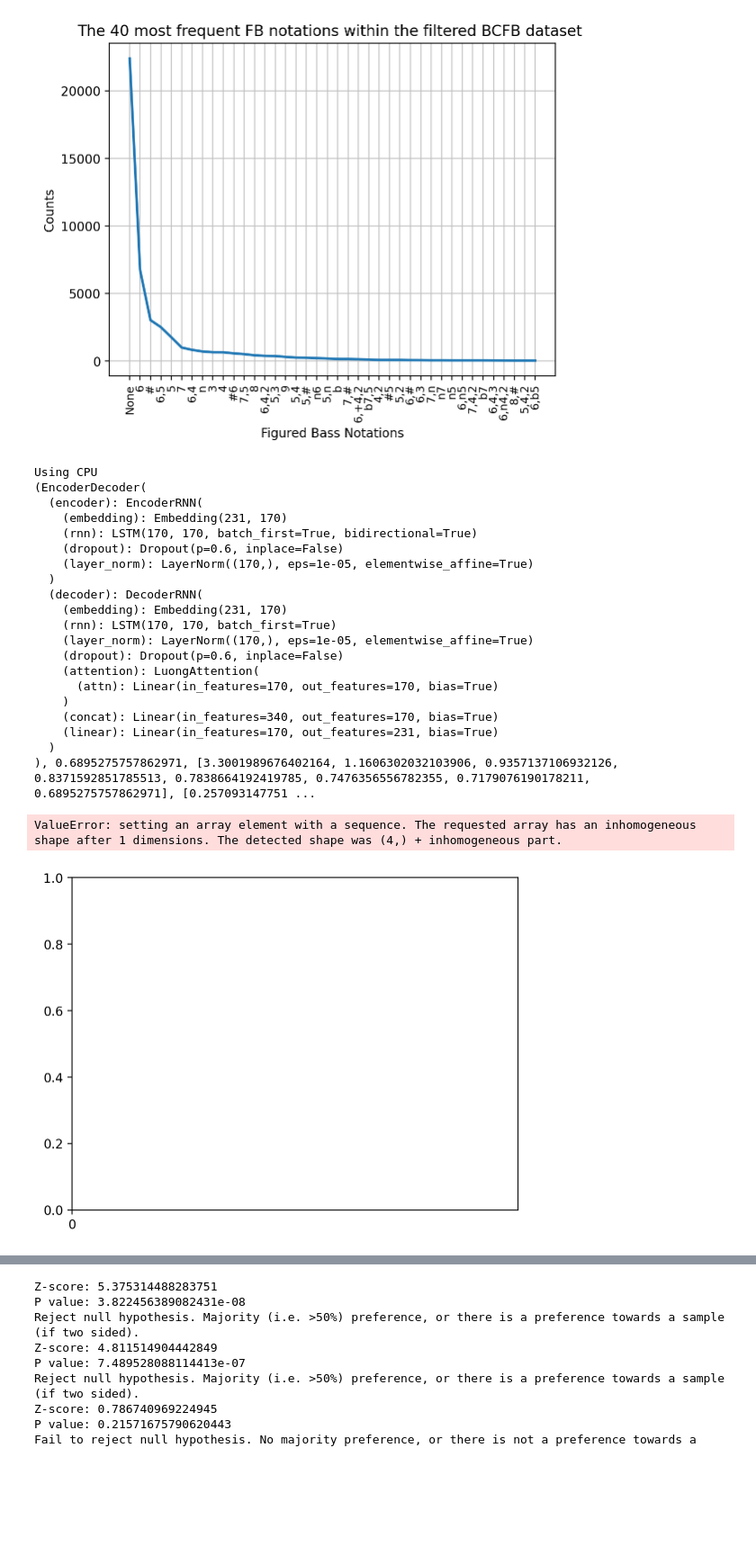
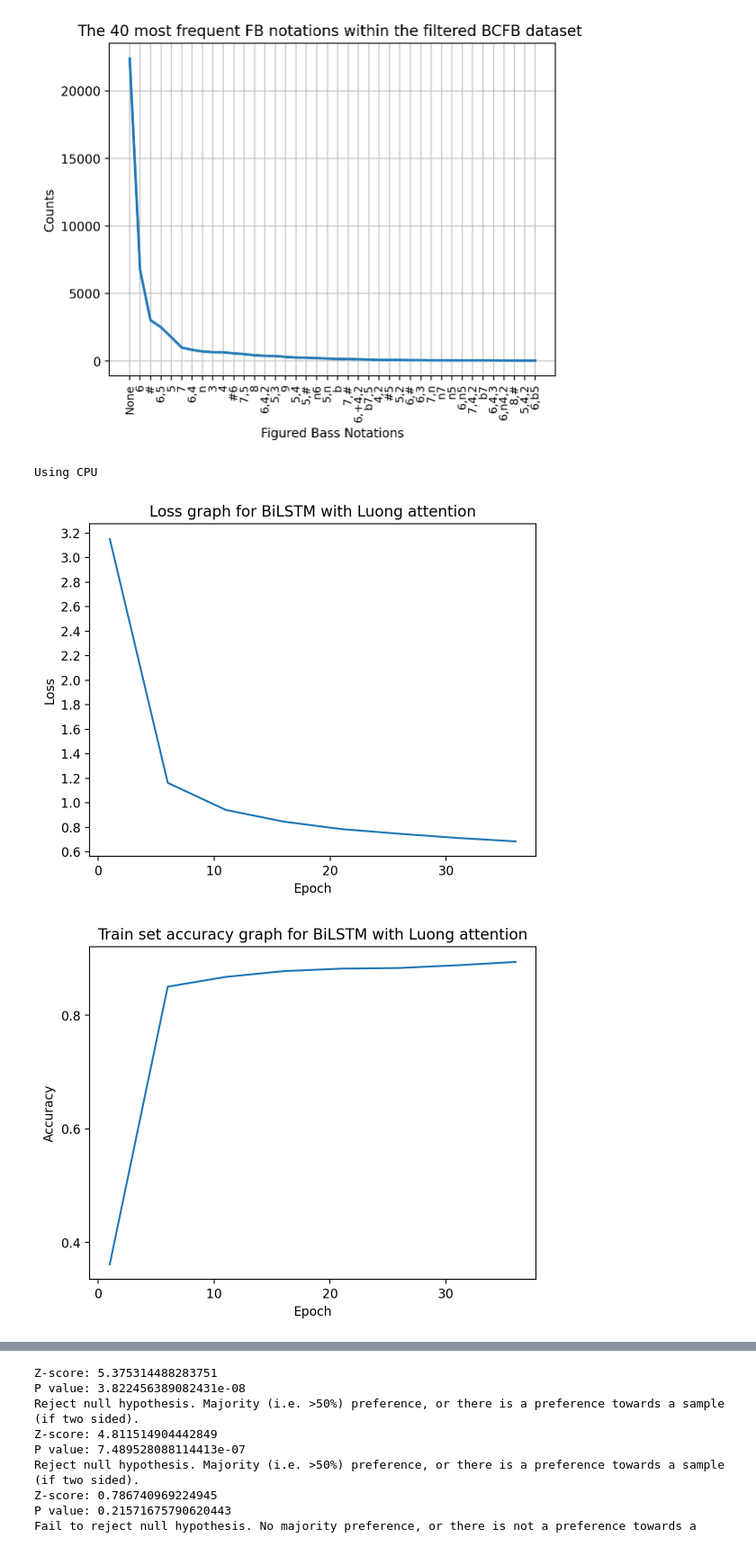
Before and after one commit to coloeus-monedula/harmony-generation, a Jupyter notebook: diss_generation.ipynb, the cells around one changed output, grey strips where cells are left out. Shown at 90% size. Saved outputs shown, nothing was run; the diff lists cells and outputs as text; code cells hidden in the pictures; blank space fills up the shorter version.

Commit message:
visualisation for diss

```diff
--- a/diss_generation.ipynb
+++ b/diss_generation.ipynb
@@ -168,53 +168,33 @@ Least common:
 # %%
 
 import torch
 from postprocessing import plot
 
 is_cuda = torch.cuda.is_available()
 if is_cuda:
     device = torch.device("cuda")
     print("Using GPU")
 else:
     device = torch.device("cpu")
     print("Using CPU")
 
 
 model = "artifacts/bi-l-230.pt"
 # model = "artifacts/uni-l-230.pt"
 
 state = torch.load(model, map_location=device)
 losses = state["losses"]
 accuracies = state["accuracies"]
 
-print(losses)
 
 plot_every = 5
 iters = 5
-plot(losses, plot_every, "loss", "Loss graph for biLSTM and ")
-plot(accuracies, plot_every, "accuracy", "Accuracy graph for biLSTM and")
+plot(losses, plot_every, "loss", "Loss graph for BiLSTM with Luong attention")
+plot(accuracies, plot_every, "accuracy", "Train set accuracy graph for BiLSTM with Luong attention")
 # %% [output]
 Using CPU
-(EncoderDecoder(
-  (encoder): EncoderRNN(
-    (embedding): Embedding(231, 170)
-    (rnn): LSTM(170, 170, batch_first=True, bidirectional=True)
-    (dropout): Dropout(p=0.6, inplace=False)
-    (layer_norm): LayerNorm((170,), eps=1e-05, elementwise_affine=True)
-  )
-  (decoder): DecoderRNN(
-    (embedding): Embedding(231, 170)
-    (rnn): LSTM(170, 170, batch_first=True)
-    (layer_norm): LayerNorm((170,), eps=1e-05, elementwise_affine=True)
-    (dropout): Dropout(p=0.6, inplace=False)
-    (attention): LuongAttention(
-      (attn): Linear(in_features=170, out_features=170, bias=True)
-    )
-    (concat): Linear(in_features=340, out_features=170, bias=True)
-    (linear): Linear(in_features=170, out_features=231, bias=True)
-  )
-), 0.6895275757862971, [3.3001989676402164, 1.1606302032103906, 0.9357137106932126, 0.8371592851785513, 0.7838664192419785, 0.7476356556782355, 0.7179076190178211, 0.6895275757862971], [0.257093147751 ...
-ValueError: setting an array element with a sequence. The requested array has an inhomogeneous shape after 1 dimensions. The detected shape was (4,) + inhomogeneous part.
-[figure, old version]
+[figure, new version]
+[figure, added]
 # %%
 import torch
 import numpy as np
```
Also changed, not shown: parts of 2 cells of this notebook.
